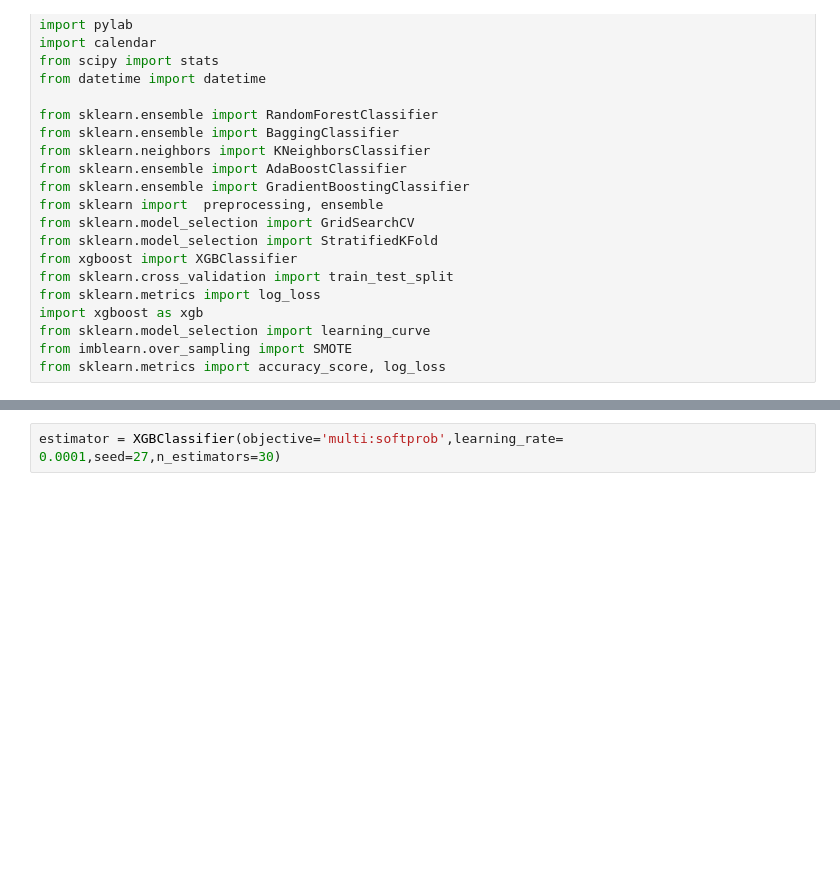
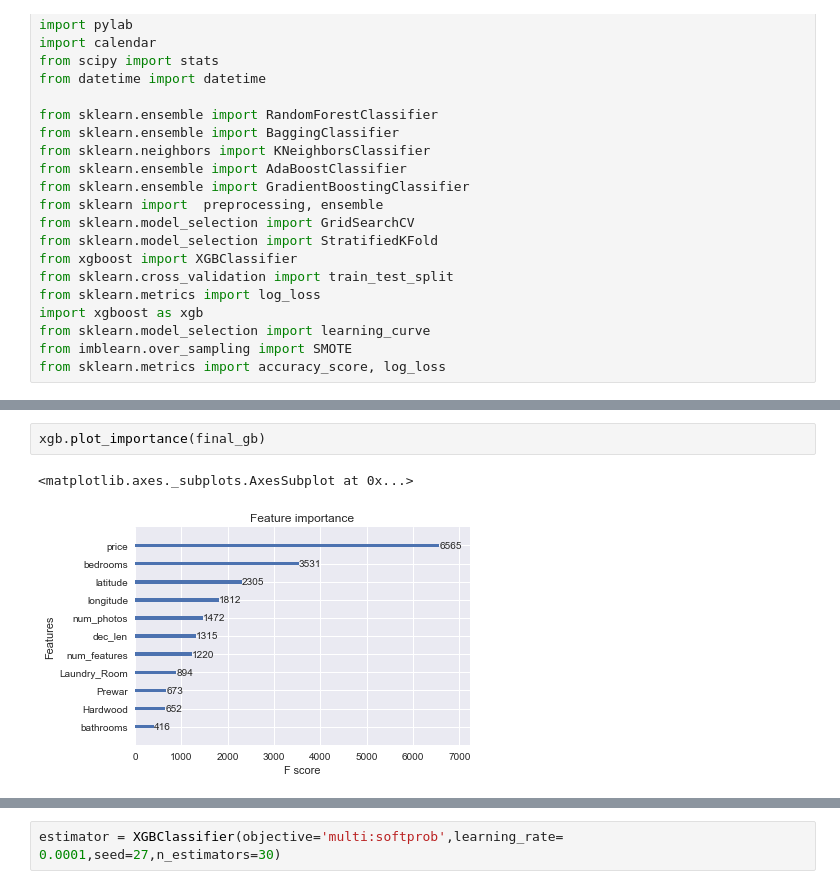
Before and after one commit to vb8190/7406_latest, a Jupyter notebook: 7406DataMiningProject/vikas/ipython_notebooks/7406_Final_Project.ipynb, the cells around one changed output, grey strips where cells are left out. Drawn from its saved outputs; the diff is of its cells as text; blank space fills up the shorter version.

```diff
--- a/7406DataMiningProject/vikas/ipython_notebooks/7406_Final_Project.ipynb
+++ b/7406DataMiningProject/vikas/ipython_notebooks/7406_Final_Project.ipynb
@@ -235,0 +350,5 @@ final_gb = xgb.train(train_params,dtrain,num_boost_round=100)
+# %%
+xgb.plot_importance(final_gb)
+# %% [output]
+<matplotlib.axes._subplots.AxesSubplot at 0x...>
+[figure, added]
```
Also changed, not shown: parts of 43 cells of this notebook.
